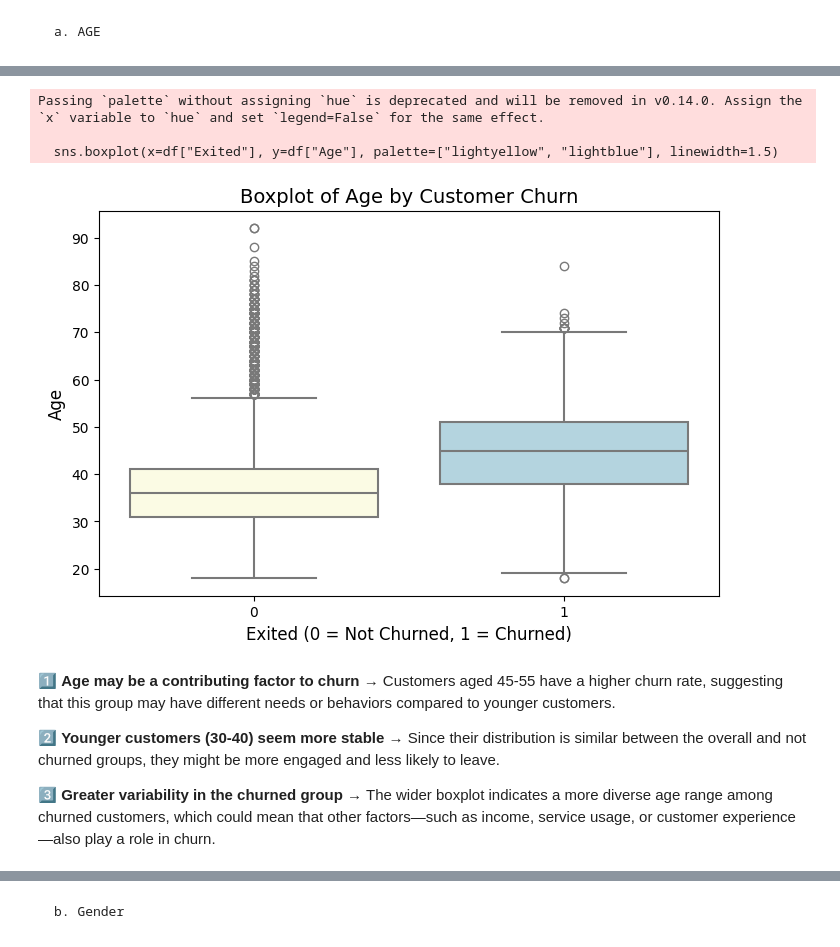
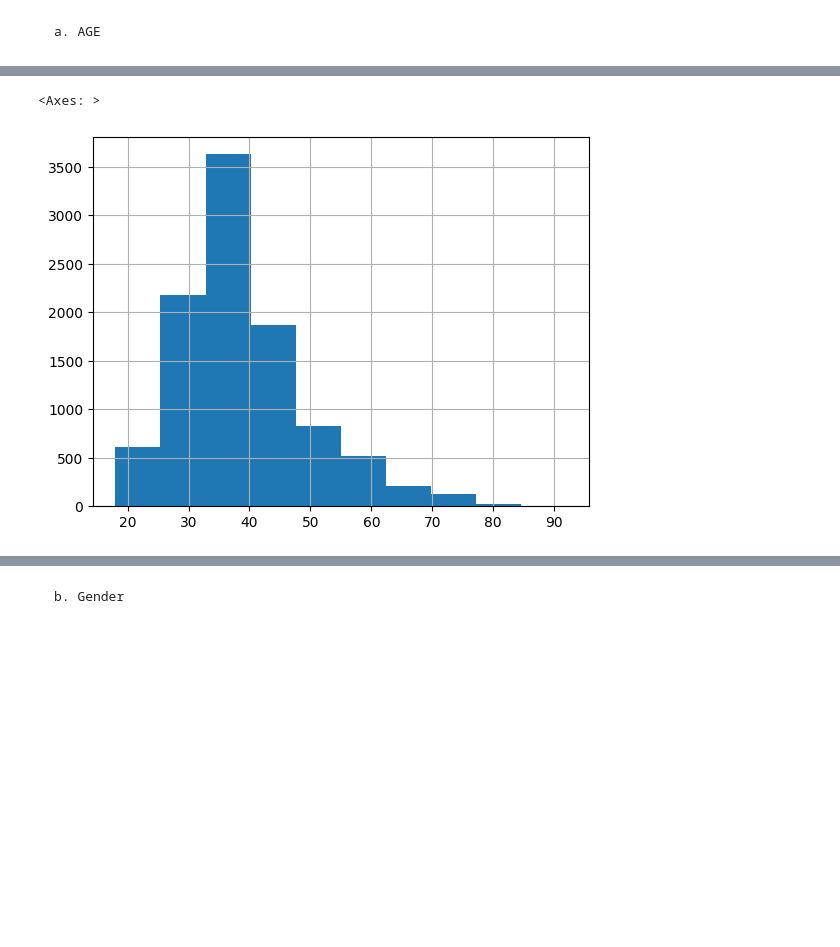
Before and after one commit to uyenvy022/churncustomer, a Jupyter notebook: Bank_Customer_Churn_Analysis.ipynb, the cells around one changed output, grey strips where cells are left out. Cells and saved outputs as stored; diff of their text form; code cells hidden in the pictures; blank space fills up the shorter version.

```diff
--- a/Bank_Customer_Churn_Analysis.ipynb
+++ b/Bank_Customer_Churn_Analysis.ipynb
@@ -109,20 +99,5 @@ plt.show()
-# %%
-plt.figure(figsize=(8, 5))
-sns.boxplot(x=df["Exited"], y=df["Age"], palette=["lightyellow", "lightblue"], linewidth=1.5)
-
-plt.title("Boxplot of Age by Customer Churn", fontsize=14)
-plt.xlabel("Exited (0 = Not Churned, 1 = Churned)", fontsize=12)
-plt.ylabel("Age", fontsize=12)
-
-plt.show()
-# %% [output]
-Passing `palette` without assigning `hue` is deprecated and will be removed in v0.14.0. Assign the `x` variable to `hue` and set `legend=False` for the same effect.
-
-  sns.boxplot(x=df["Exited"], y=df["Age"], palette=["lightyellow", "lightblue"], linewidth=1.5)
-[figure, removed]
-# %% [markdown]
-1️⃣ **Age may be a contributing factor to churn** → Customers aged 45-55 have a higher churn rate, suggesting that this group may have different needs or behaviors compared to younger customers.
-
-2️⃣ **Younger customers (30-40) seem more stable** → Since their distribution is similar between the overall and not churned groups, they might be more engaged and less likely to leave.
-
-3️⃣ **Greater variability in the churned group** → The wider boxplot indicates a more diverse age range among churned customers, which could mean that other factors—such as income, service usage, or customer experience—also play a role in churn.
+# %%
+df['Age'].hist()
+# %% [output]
+<Axes: >
+[figure, added]
```
Also changed, not shown: parts of 12 cells of this notebook.
